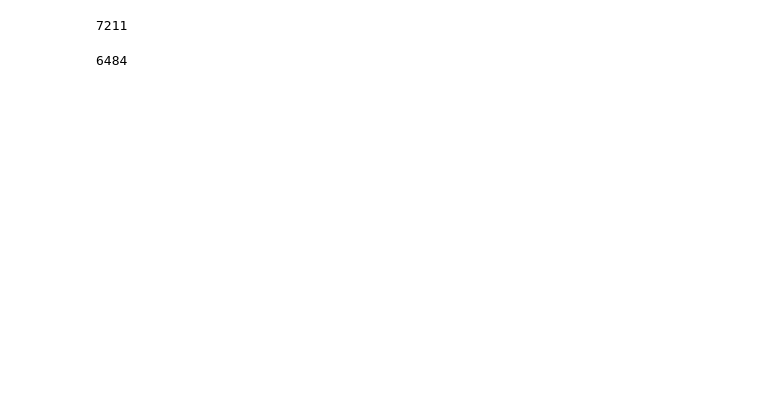
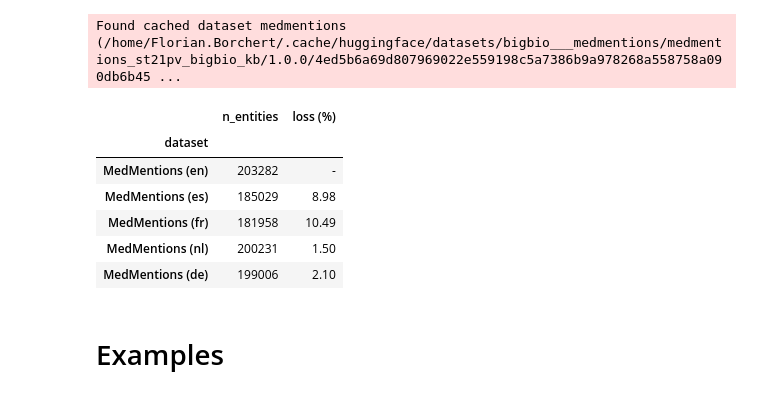
Before and after one commit to hpi-dhc/xmen, a Jupyter notebook: notebooks/01_Translation.ipynb, the cells around one changed output. Cells and saved outputs as stored; diff of their text form; code cells hidden in the pictures; blank space fills up the shorter version.

```diff
--- a/notebooks/01_Translation.ipynb
+++ b/notebooks/01_Translation.ipynb
@@ -13,3 +5,0 @@ from translation import Translator
-# %%
-import dataloaders
-dataset = dataloaders.load_medmentions_st21pv()[0]
@@ -32,2 +5,0 @@ shell_handler.setLevel(logging.INFO)
-# %%
-translated_dataset = t._translate_batch(dataset)
@@ -46,9 +6,36 @@ final_dataset = t._tags_to_entities(translated_dataset)
-# %%
-len([e for v in dataset.values() for d in v for e in d['entities']])
-# %% [output]
-7211
-# %%
-len([e for v in final_dataset.values() for d in v for e in d['entities']])
-# %% [output]
-6484
+# %%
+from xmen.data import get_cuis
+import pandas as pd
+import dataloaders
+import datasets
+
+dataset_en = dataloaders.load_medmentions_st21pv()[0]
+# %% [output]
+Found cached dataset medmentions (/home/Florian.Borchert/.cache/huggingface/datasets/bigbio___medmentions/medmentions_st21pv_bigbio_kb/1.0.0/4ed5b6a69d807969022e559198c5a7386b9a978268a558758a090db6b45 ...
+# %%
+def count_ents(ds_dict):
+    return sum([len(get_cuis(d)) for d in ds_dict.values()])
+
+n_ents_en = count_ents(dataset_en)
+stats = [{'dataset' : 'MedMentions (en)', 'n_entities' : n_ents_en, 'loss (%)': '-'}]
+
+translated_datasets = { lang : datasets.load_from_disk(f'../data/medmentions_st21pv_en_{lang}/') for lang in ['es', 'fr', 'nl', 'de'] }
+
+for lang, translated_dataset in translated_datasets.items():
+    n_ents = count_ents(translated_dataset)
+    loss = (n_ents_en - n_ents) / n_ents_en * 100
+    stats.append({'dataset' : f'MedMentions ({lang})', 'n_entities' : n_ents, 'loss (%)' : f'{loss:.2f}'})
+
+stats = pd.DataFrame(stats).set_index('dataset')
+stats
+# %% [output]
+|  | n_entities | loss (%) |
+| dataset |  |  |
+| MedMentions (en) | 203282 | - |
+| MedMentions (es) | 185029 | 8.98 |
+| MedMentions (fr) | 181958 | 10.49 |
+| MedMentions (nl) | 200231 | 1.50 |
+| MedMentions (de) | 199006 | 2.10 |
+# %% [markdown]
+# Examples
 # %%
```
Also changed, not shown: parts of 25 cells of this notebook.
